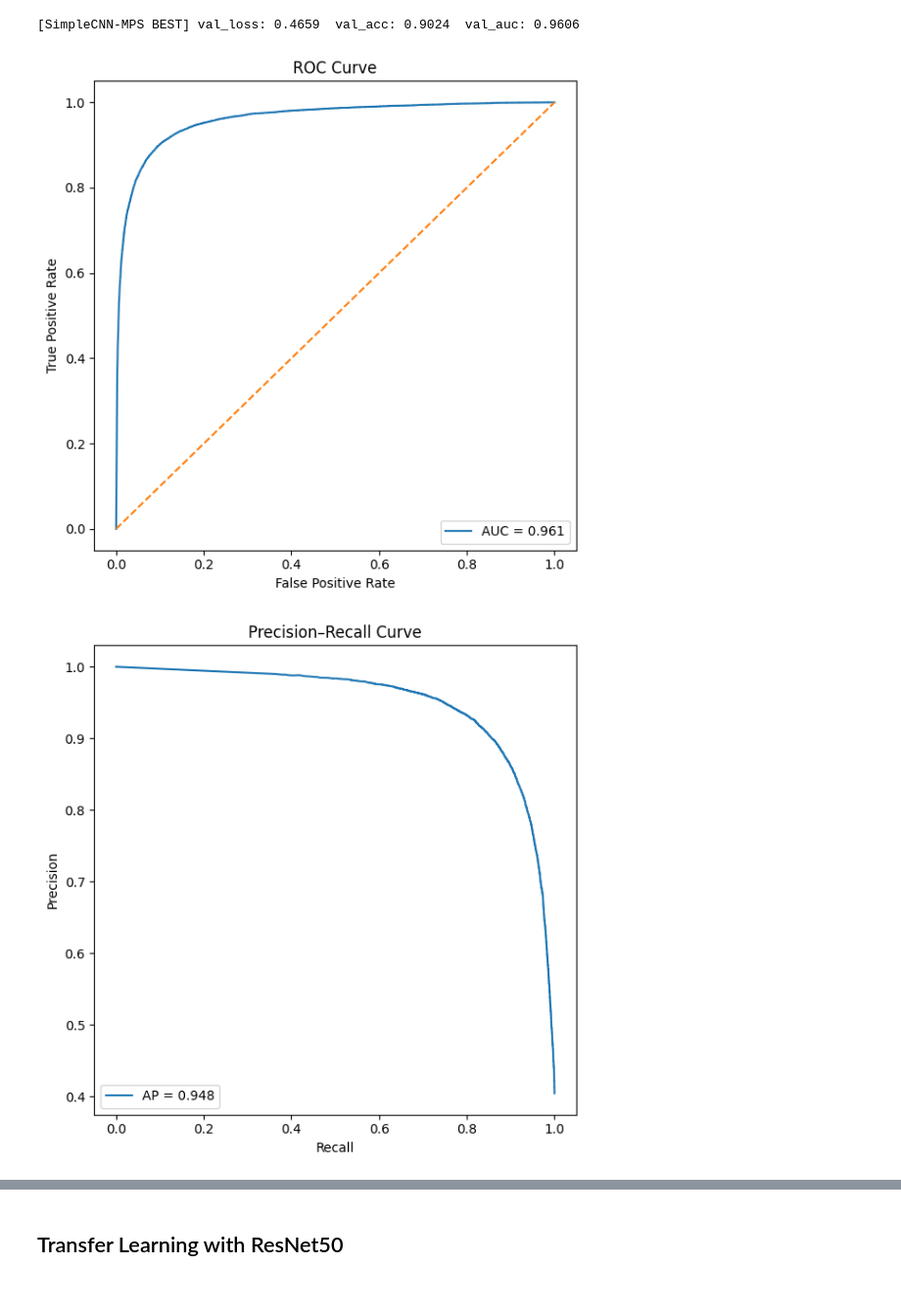
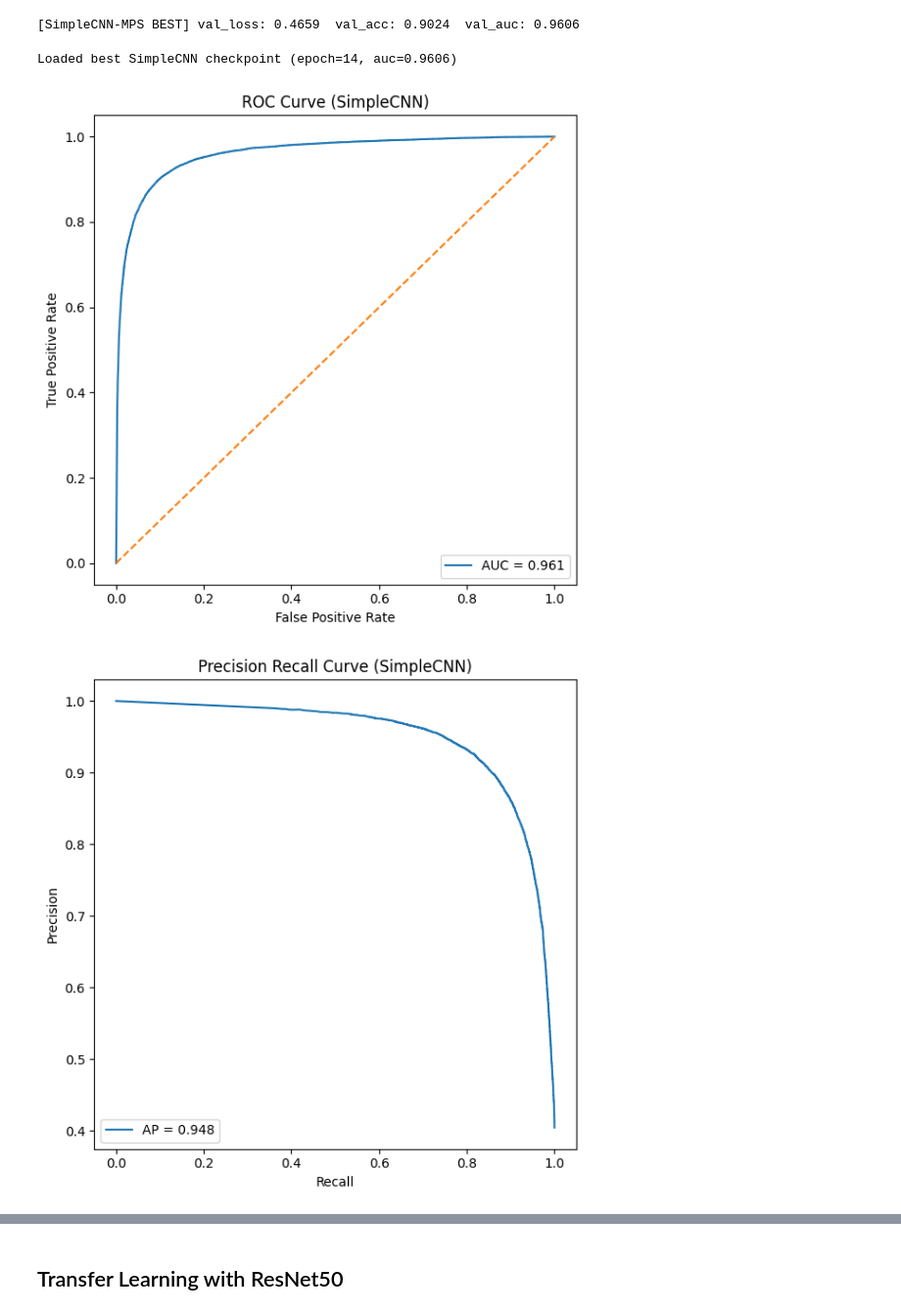
Before and after one commit to devmarkpro/histopathologic-cancer-detection, a Jupyter notebook: main.ipynb, the cells around one changed output, grey strips where cells are left out. Shown at 98% size. Saved outputs shown, nothing was run; the diff lists cells and outputs as text; code cells hidden in the pictures.

```diff
--- a/main.ipynb
+++ b/main.ipynb
@@ -101,6 +495,25 @@ testloader  = torch.utils.data.DataLoader(valset,   batch_size=BATCH_SIZE, shuff
                                           num_workers=NUM_WORKERS, persistent_workers=True)
 # %%
 def evaluate(model, loader, criterion, device):
+    """
+    Evaluate a binary classification model on a given dataset loader.
+
+    This function runs the model in evaluation mode without gradient computation,
+    computes the average loss, and calculates performance metrics including
+    accuracy and ROC–AUC score.
+
+    Args:
+        model (torch.nn.Module): The trained model to evaluate.
+        loader (torch.utils.data.DataLoader): DataLoader providing (image, label) batches.
+        criterion (torch.nn.Module): Loss function, typically `nn.BCEWithLogitsLoss`.
+        device (torch.device): Device on which computation is performed (e.g., "cpu", "cuda", "mps").
+
+    Returns:
+        tuple:
+            - float: Mean loss over all batches.
+            - float: Accuracy score using a threshold of 0.5 on predicted probabilities.
+            - float: ROC–AUC score, measuring discrimination ability between classes.
+    """
     model.eval()
     losses, probs_all, y_all = [], [], []
     with torch.no_grad():
@@ -360,18 +854,9 @@ print(f"[SimpleCNN-MPS BEST] val_loss: {val_loss:.4f}  val_acc: {val_acc:.4f}  v
 # %%
-@torch.no_grad()
-def collect_probs_and_labels(model, loader, device):
-    model.eval()
-    probs_all, y_all = [], []
-    for x, y in loader:
-        x = x.to(device)
-        y = y.to(device).float().unsqueeze(1)
-        logits = model(x)
-        probs = torch.sigmoid(logits)
-        probs_all.append(probs.cpu())
-        y_all.append(y.cpu())
-    probs_all = torch.cat(probs_all).squeeze(1).numpy()
-    y_all = torch.cat(y_all).squeeze(1).numpy()
-    return probs_all, y_all
+if os.path.exists(best_cnn_path):
+    ckpt = torch.load(best_cnn_path, map_location=device)
+    simple_cnn_model.load_state_dict(ckpt["model_state"])
+    print(f"Loaded best SimpleCNN checkpoint (epoch={ckpt.get('epoch')}, auc={ckpt.get('auc'):.4f})")
+
 
 probs_all, y_all = collect_probs_and_labels(simple_cnn_model, testloader, device)
 
@@ -381,39 +866,37 @@ roc_auc = roc_auc_score(y_all, probs_all)
 
 plt.figure(figsize=(6, 6))
 plt.plot(fpr, tpr, label=f"AUC = {roc_auc:.3f}")
 plt.plot([0, 1], [0, 1], linestyle="--")
 plt.xlabel("False Positive Rate")
 plt.ylabel("True Positive Rate")
-plt.title("ROC Curve")
+plt.title("ROC Curve (SimpleCNN)")
 plt.legend(loc="lower right")
 plt.tight_layout()
 plt.show()
 
 # --- Precision–Recall Curve ---
 prec, rec, _ = precision_recall_curve(y_all, probs_all)
 ap = average_precision_score(y_all, probs_all)
 
 plt.figure(figsize=(6, 6))
 plt.plot(rec, prec, label=f"AP = {ap:.3f}")
 plt.xlabel("Recall")
 plt.ylabel("Precision")
-plt.title("Precision–Recall Curve")
+plt.title("Precision Recall Curve (SimpleCNN)")
 plt.legend(loc="lower left")
 plt.tight_layout()
 plt.show()
 
 # --- Confusion Matrix ---
-# You can tweak the threshold. 0.5 is common; for imbalanced data, you might pick the threshold
-# that maximizes F1 on the validation set.
-threshold = 0.5
-y_pred = (probs_all >= threshold).astype(int)
+y_pred = (probs_all >= 0.5).astype(int)
 
 cm = confusion_matrix(y_all, y_pred, labels=[0, 1])
 disp = ConfusionMatrixDisplay(confusion_matrix=cm, display_labels=[0, 1])
 disp.plot(values_format="d", cmap="Blues")
-plt.title(f"Confusion Matrix (threshold = {threshold:.2f})")
+plt.title("Confusion Matrix (SimpleCNN)")
 plt.tight_layout()
 plt.show()
 # %% [output]
+Loaded best SimpleCNN checkpoint (epoch=14, auc=0.9606)
-[figure, old version]
+[figure, new version]
-[figure, old version]
+[figure, new version]
```
Also changed, not shown: parts of 52 cells of this notebook, 10 other files.
